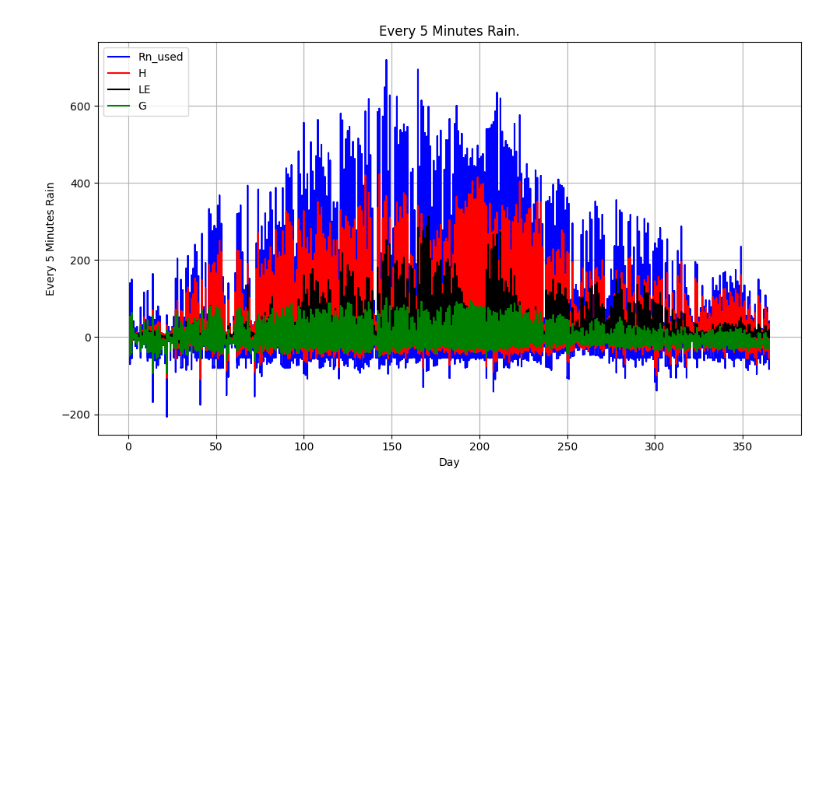
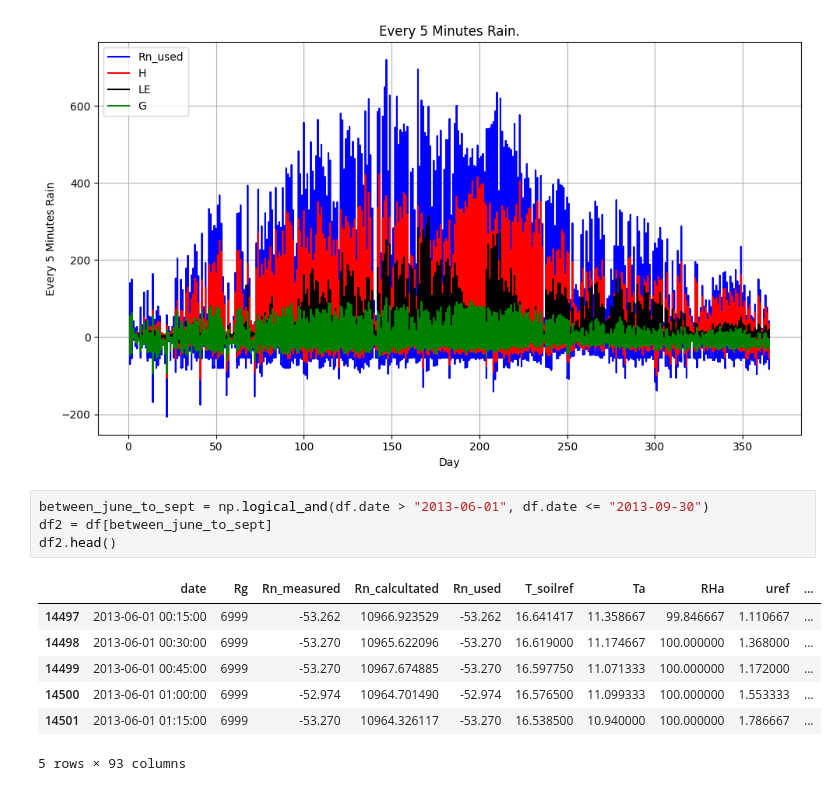
Before and after one commit to myothiha/tata, a Jupyter notebook: GE15Y_resultats/GE15Y_resultats.ipynb, the cells around one changed output. Drawn from its saved outputs; the diff is of its cells as text; blank space fills up the shorter version.

```diff
--- a/GE15Y_resultats/GE15Y_resultats.ipynb
+++ b/GE15Y_resultats/GE15Y_resultats.ipynb
@@ -84,3 +91,15 @@ plt.legend(loc='upper left')  # Display the legend
 plt.show()
 # %% [output]
 [figure]
+# %%
+between_june_to_sept = np.logical_and(df.date > "2013-06-01", df.date <= "2013-09-30")
+df2 = df[between_june_to_sept]
+df2.head()
+# %% [output]
+|  | date | Rg | Rn_measured | Rn_calcultated | Rn_used | T_soilref | Ta | RHa | uref | ... |
+| 14497 | 2013-06-01 00:15:00 | 6999 | -53.262 | 10966.923529 | -53.262 | 16.641417 | 11.358667 | 99.846667 | 1.110667 | ... |
+| 14498 | 2013-06-01 00:30:00 | 6999 | -53.270 | 10965.622096 | -53.270 | 16.619000 | 11.174667 | 100.000000 | 1.368000 | ... |
+| 14499 | 2013-06-01 00:45:00 | 6999 | -53.270 | 10967.674885 | -53.270 | 16.597750 | 11.071333 | 100.000000 | 1.172000 | ... |
+| 14500 | 2013-06-01 01:00:00 | 6999 | -52.974 | 10964.701490 | -52.974 | 16.576500 | 11.099333 | 100.000000 | 1.553333 | ... |
+| 14501 | 2013-06-01 01:15:00 | 6999 | -53.270 | 10964.326117 | -53.270 | 16.538500 | 10.940000 | 100.000000 | 1.786667 | ... |
+5 rows × 93 columns
```
Also changed, not shown: parts of 3 cells of this notebook, 6 other files.
